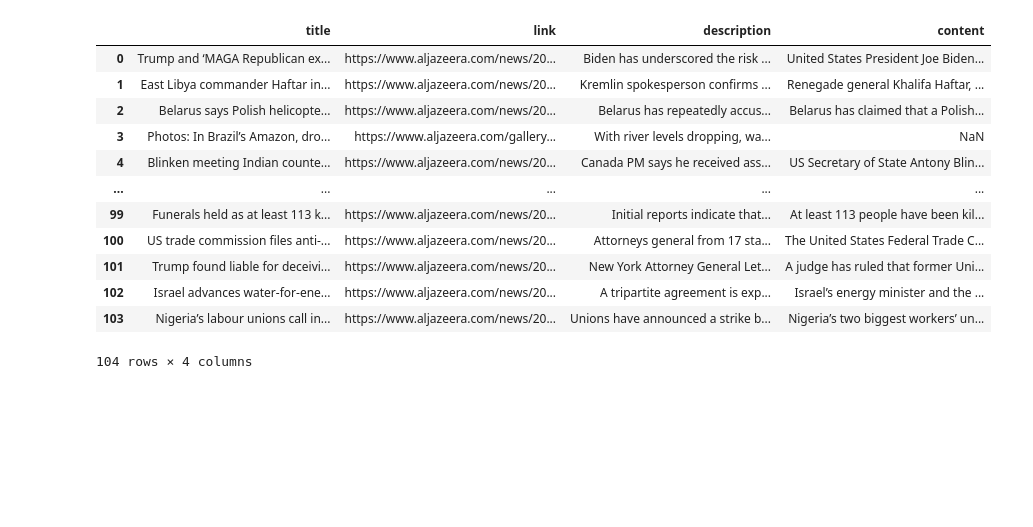
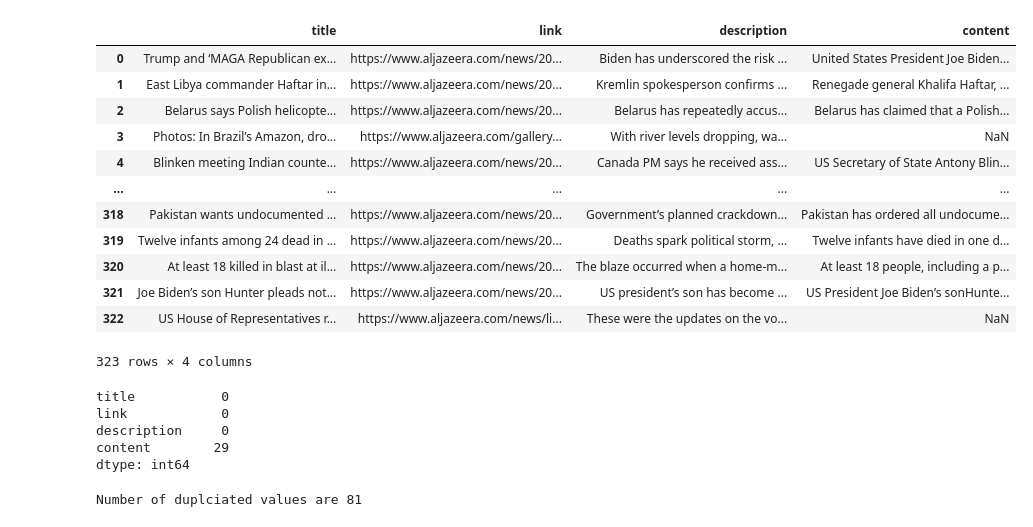
Before and after one commit to mmahmoudighaznavi/Applied-text-analysis-fake-newsssification, a Jupyter notebook: web-scraping-ads509-selenium.ipynb, the cells around one changed output. Cells and saved outputs as stored; diff of their text form; code cells hidden in the pictures; blank space fills up the shorter version.

```diff
--- a/web-scraping-ads509-selenium.ipynb
+++ b/web-scraping-ads509-selenium.ipynb
@@ -147,18 +119,32 @@ news_df_09_27_28.to_csv('news_articles_09_27_28.csv', index=False)
 # %%
-df_1 = pd.read_csv("news_articles_09_27_28.csv")
+df1 = pd.read_csv("Aljazeera_news/news_articles_01.csv")
+df2 = pd.read_csv("Aljazeera_news/news_articles_02.csv")
+df3 = pd.read_csv("Aljazeera_news/news_articles_03.csv")
+df4 = pd.read_csv("Aljazeera_news/news_articles_04.csv")
-# %%
-df_1
-# %% [output]
-|  | title | link | description | content |
-| 0 | Trump and ‘MAGA Re­pub­li­can ex­... | https://www.aljazeera.com/news/20... | Biden has un­der­scored the risk ... | United States President Joe Biden... |
-| 1 | East Libya com­man­der Haf­tar in... | https://www.aljazeera.com/news/20... | Krem­lin spokesper­son con­firms ... | Renegade general Khalifa Haftar, ... |
-| 2 | Be­larus says Pol­ish he­li­copte... | https://www.aljazeera.com/news/20... | Be­larus has re­peat­ed­ly ac­cus... | Belarus has claimed that a Polish... |
-| 3 | Pho­tos: In Brazil’s Ama­zon, dro... | https://www.aljazeera.com/gallery... | With riv­er lev­els drop­ping, wa... | NaN |
-| 4 | Blinken meet­ing In­di­an coun­te... | https://www.aljazeera.com/news/20... | Cana­da PM says he re­ceived as­s... | US Secretary of State Antony Blin... |
-| ... | ... | ... | ... | ... |
-| 99 | Fu­ner­als held as at least 113 k... | https://www.aljazeera.com/news/20... | Ini­tial re­ports in­di­cate that... | At least 113 people have been kil... |
-| 100 | US trade com­mis­sion files anti-... | https://www.aljazeera.com/news/20... | At­tor­neys gen­er­al from 17 sta... | The United States Federal Trade C... |
-| 101 | Trump found li­able for de­ceiv­i... | https://www.aljazeera.com/news/20... | New York At­tor­ney Gen­er­al Let... | A judge has ruled that former Uni... |
-| 102 | Is­rael ad­vances wa­ter-for-en­e... | https://www.aljazeera.com/news/20... | A tri­par­tite agree­ment is ex­p... | Israel’s energy minister and the ... |
-| 103 | Nige­ria’s labour unions call in­... | https://www.aljazeera.com/news/20... | Unions have an­nounced a strike b... | Nigeria’s two biggest workers’ un... |
-104 rows × 4 columns
+# %%
+frames = [df1,df2,df3,df4]
+news_df = pd.concat(frames, ignore_index = True)
+news_df
+# %% [output]
+|  | title | link | description | content |
+| 0 | Trump and ‘MAGA Re­pub­li­can ex­... | https://www.aljazeera.com/news/20... | Biden has un­der­scored the risk ... | United States President Joe Biden... |
+| 1 | East Libya com­man­der Haf­tar in... | https://www.aljazeera.com/news/20... | Krem­lin spokesper­son con­firms ... | Renegade general Khalifa Haftar, ... |
+| 2 | Be­larus says Pol­ish he­li­copte... | https://www.aljazeera.com/news/20... | Be­larus has re­peat­ed­ly ac­cus... | Belarus has claimed that a Polish... |
+| 3 | Pho­tos: In Brazil’s Ama­zon, dro... | https://www.aljazeera.com/gallery... | With riv­er lev­els drop­ping, wa... | NaN |
+| 4 | Blinken meet­ing In­di­an coun­te... | https://www.aljazeera.com/news/20... | Cana­da PM says he re­ceived as­s... | US Secretary of State Antony Blin... |
+| ... | ... | ... | ... | ... |
+| 318 | Pak­istan wants un­doc­u­ment­ed ... | https://www.aljazeera.com/news/20... | Gov­ern­ment’s planned crack­down... | Pakistan has ordered all undocume... |
+| 319 | Twelve in­fants among 24 dead in ... | https://www.aljazeera.com/news/20... | Deaths spark po­lit­i­cal storm, ... | Twelve infants have died in one d... |
+| 320 | At least 18 killed in blast at il... | https://www.aljazeera.com/news/20... | The blaze oc­curred when a home-m... | At least 18 people, including a p... |
+| 321 | Joe Biden’s son Hunter pleads not... | https://www.aljazeera.com/news/20... | US pres­i­dent’s son has be­come ... | US President Joe Biden’s sonHunte... |
+| 322 | US House of Rep­re­sen­ta­tives r... | https://www.aljazeera.com/news/li... | These were the up­dates on the vo... | NaN |
+323 rows × 4 columns
+# %%
+# check missing values
+news_df.isnull().sum()
+# %% [output]
+title           0
+link            0
+description     0
+content        29
+dtype: int64
@@ -164,0 +153,6 @@ df_1
+# %%
+# duplicated valus
+duplicated_count = news_df.duplicated().sum()
+print(f"Number of duplciated values are {duplicated_count}")
+# %% [output]
+Number of duplciated values are 81
```
Also changed, not shown: parts of 18 cells of this notebook, 12 other files.
